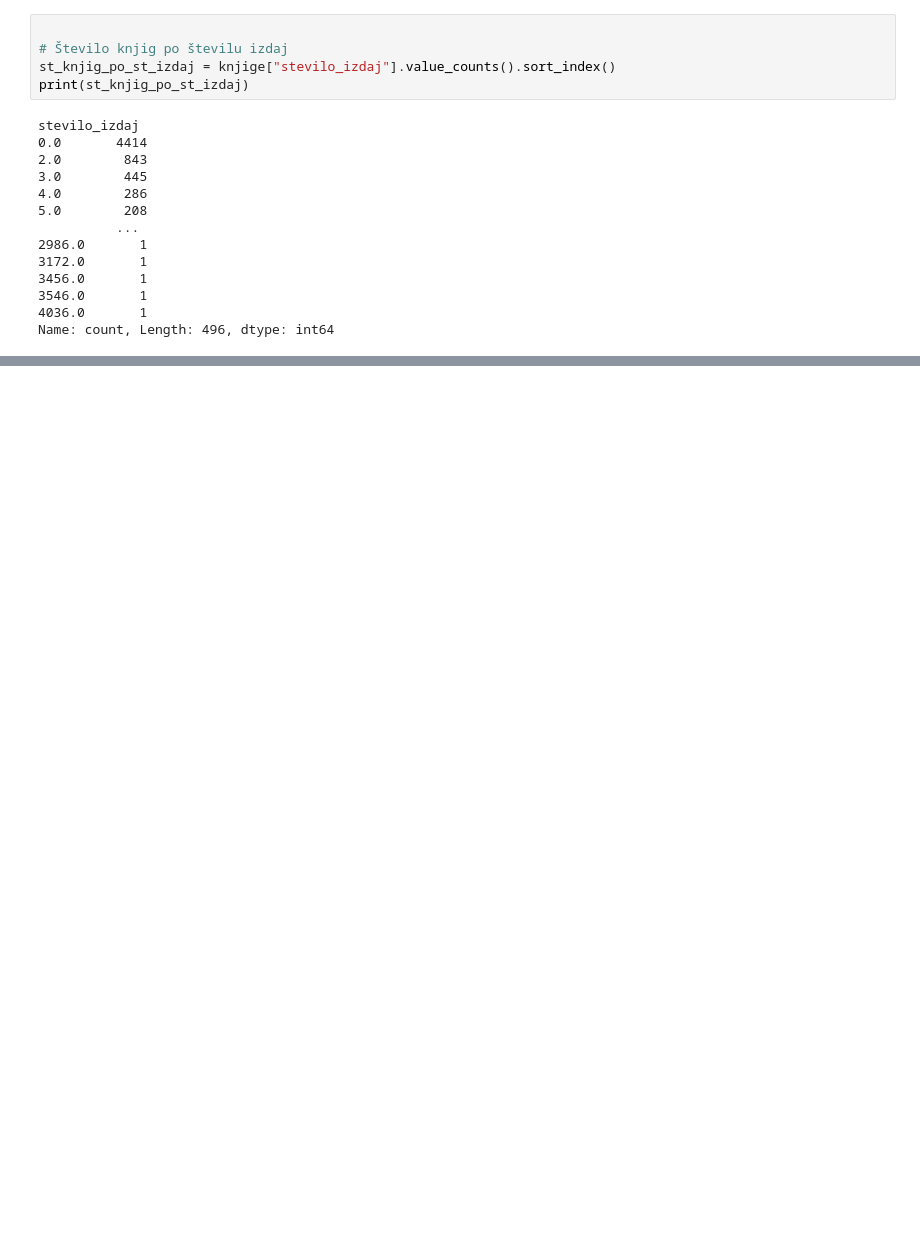
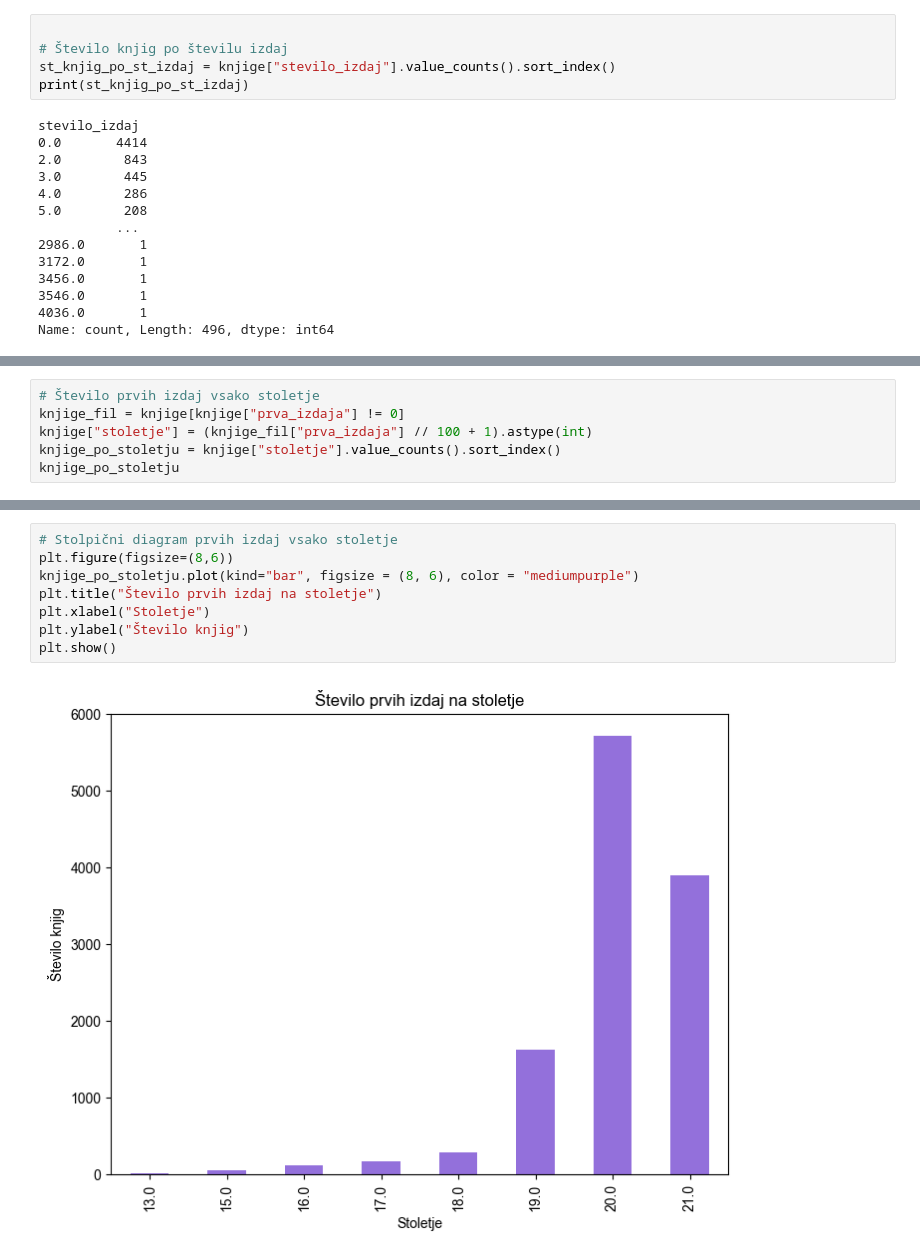
Before and after one commit to zalaplesec/Book-analysis, a Jupyter notebook: analiza.ipynb, the cells around one changed output, grey strips where cells are left out. Drawn from its saved outputs; the diff is of its cells as text; blank space fills up the shorter version.

```diff
--- a/analiza.ipynb
+++ b/analiza.ipynb
@@ -382,0 +430,6 @@ KeyError: 'avtor'
+# %%
+# Število prvih izdaj vsako stoletje
+knjige_fil = knjige[knjige["prva_izdaja"] != 0]
+knjige["stoletje"] = (knjige_fil["prva_izdaja"] // 100 + 1).astype(int)
+knjige_po_stoletju = knjige["stoletje"].value_counts().sort_index()
+knjige_po_stoletju
@@ -382,0 +447,10 @@ KeyError: 'avtor'
+# %%
+# Stolpični diagram prvih izdaj vsako stoletje
+plt.figure(figsize=(8,6))
+knjige_po_stoletju.plot(kind="bar", figsize = (8, 6), color = "mediumpurple")
+plt.title("Število prvih izdaj na stoletje")
+plt.xlabel("Stoletje")
+plt.ylabel("Število knjig")
+plt.show()
+# %% [output]
+[figure, added]
```
Also changed, not shown: parts of 29 cells of this notebook.
